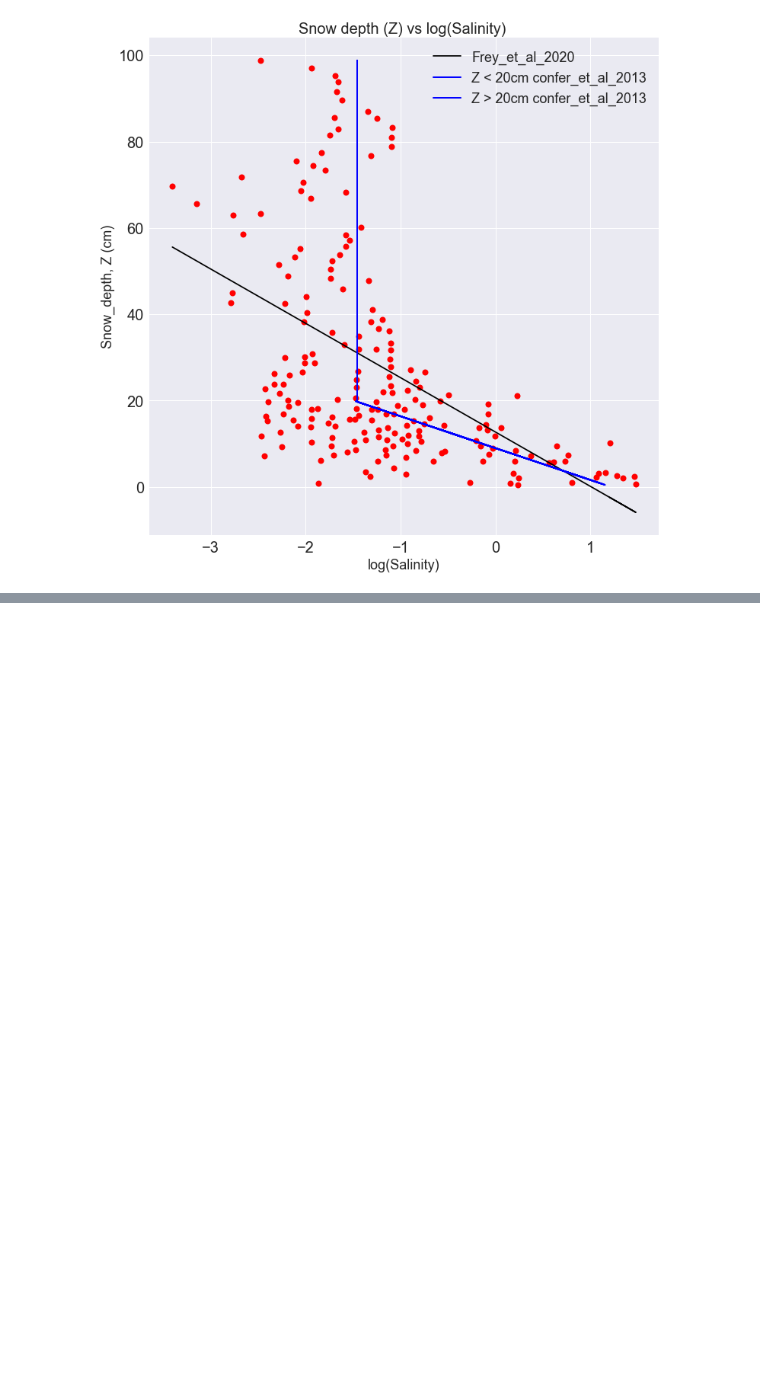
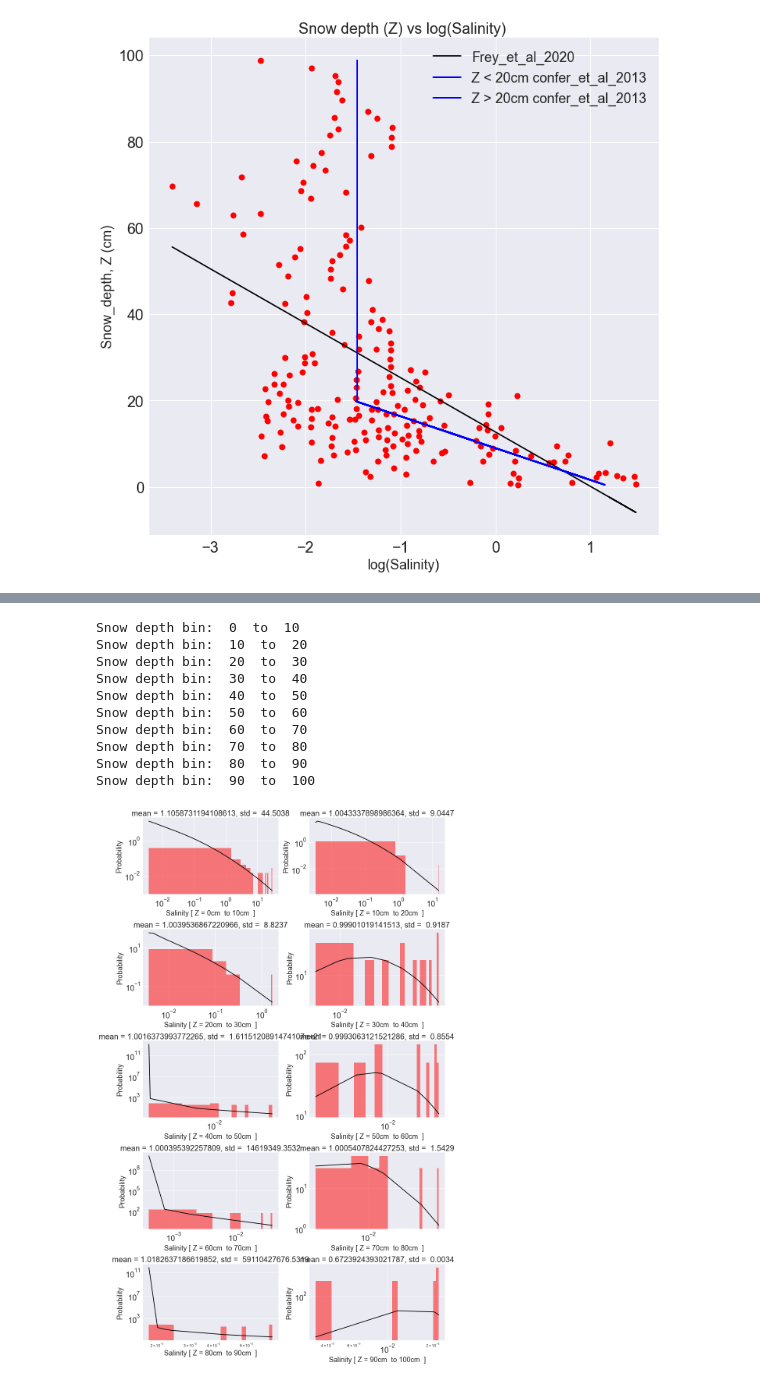
Before and after one commit to bazilsky/jupyter_local, a Jupyter notebook: netcdf/comparison_with_confer_et_al_2013.ipynb, the cells around one changed output, grey strips where cells are left out. Cells and saved outputs as stored; diff of their text form; code cells hidden in the pictures; blank space fills up the shorter version.

```diff
--- a/netcdf/comparison_with_confer_et_al_2013.ipynb
+++ b/netcdf/comparison_with_confer_et_al_2013.ipynb
@@ -54,0 +97,7 @@ plt.legend(fontsize = 18)
+# %%
+from scipy.stats import lognorm
+# Create an array 'b' with data of length 100
+b = np.random.lognormal(mean=1, sigma=0.5, size=100)
+
+# Fit a lognormal distribution to the data in 'b'
+shape, loc, scale = lognorm.fit(b)
@@ -54,0 +135,59 @@ plt.legend(fontsize = 18)
+# %%
+depth_bins = np.arange(0,110,10)
+#depth_bins = [20, 40]
+
+num_plots = len(depth_bins) - 1
+num_cols = 2
+num_rows = np.ceil(num_plots/num_cols).astype(int)
+
+fig, ax = plt.subplots(num_rows, num_cols, figsize=(6*num_cols, 4*num_rows))
+plt.style.use('seaborn')
+
+for i in range(num_plots):
+    print('Snow depth bin: ', depth_bins[i], ' to ', depth_bins[i+1])
+    salinity_slice = salinity[(snow_depth >= depth_bins[i]) & (snow_depth < depth_bins[i+1])]
+
+    shape, loc, scale = lognorm.fit(salinity_slice)
+
+    # mean of the distribution
+    mean_1 = np.exp(loc + scale**2/2)
+    # standard deviation of the distribution
+    std_1 = np.sqrt(np.exp(shape**2) - 1) * mean_1
+
+
+
+    #val_str = f'shape = {round(shape,4)}, loc =  {round(loc,4)},  scale = {round(scale,4)}'
+    val_str = f'mean = {mean_1}, std =  {round(std_1,4)}'
+    z_bin = f' [ Z = {depth_bins[i]}cm  to {depth_bins[i+1]}cm  ]'
+    pdf = lognorm.pdf(salinity_slice, shape, loc, scale)
+
+    sorted_indices = np.argsort(salinity_slice)
+    pdf_sorted = pdf[sorted_indices]
+    salinity_sorted = np.sort(salinity_slice)
+
+    row = i//num_cols
+    col = i%num_cols
+    ax[row, col].hist(salinity_slice, bins=20, density=True, color='r', alpha=0.5, label='Data')
+    ax[row, col].plot(salinity_sorted, pdf_sorted, 'k-', label='Lognormal Distribution')
+    #ax[row, col].set_title('Snow depth bin: [ '+str(depth_bins[i])+' to '+str(depth_bins[i+1])+' ]', fontsize=20)
+    ax[row, col].set_title(val_str, fontsize=20)
+    ax[row, col].set_xlabel('Salinity'+ z_bin, fontsize=18)
+    ax[row, col].set_ylabel('Probability', fontsize=18)
+    ax[row, col].set_xscale('log')
+    ax[row, col].set_yscale('log')
+    ax[row, col].tick_params(axis='both', which='major', labelsize=20)
+
+plt.tight_layout()
+plt.show()
+# %% [output]
+Snow depth bin:  0  to  10
+Snow depth bin:  10  to  20
+Snow depth bin:  20  to  30
+Snow depth bin:  30  to  40
+Snow depth bin:  40  to  50
+Snow depth bin:  50  to  60
+Snow depth bin:  60  to  70
+Snow depth bin:  70  to  80
+Snow depth bin:  80  to  90
+Snow depth bin:  90  to  100
+[figure, added]
```
Also changed, not shown: parts of 9 cells of this notebook, 1 other file.
